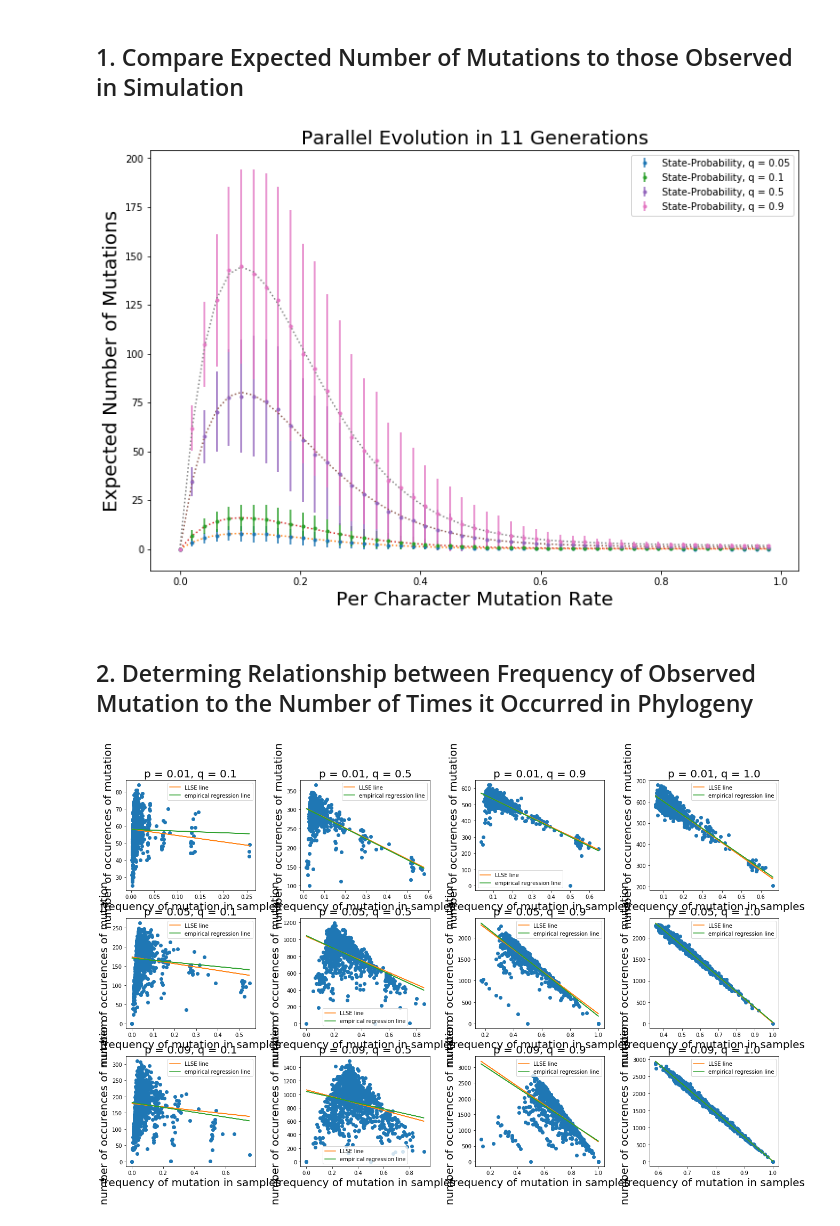
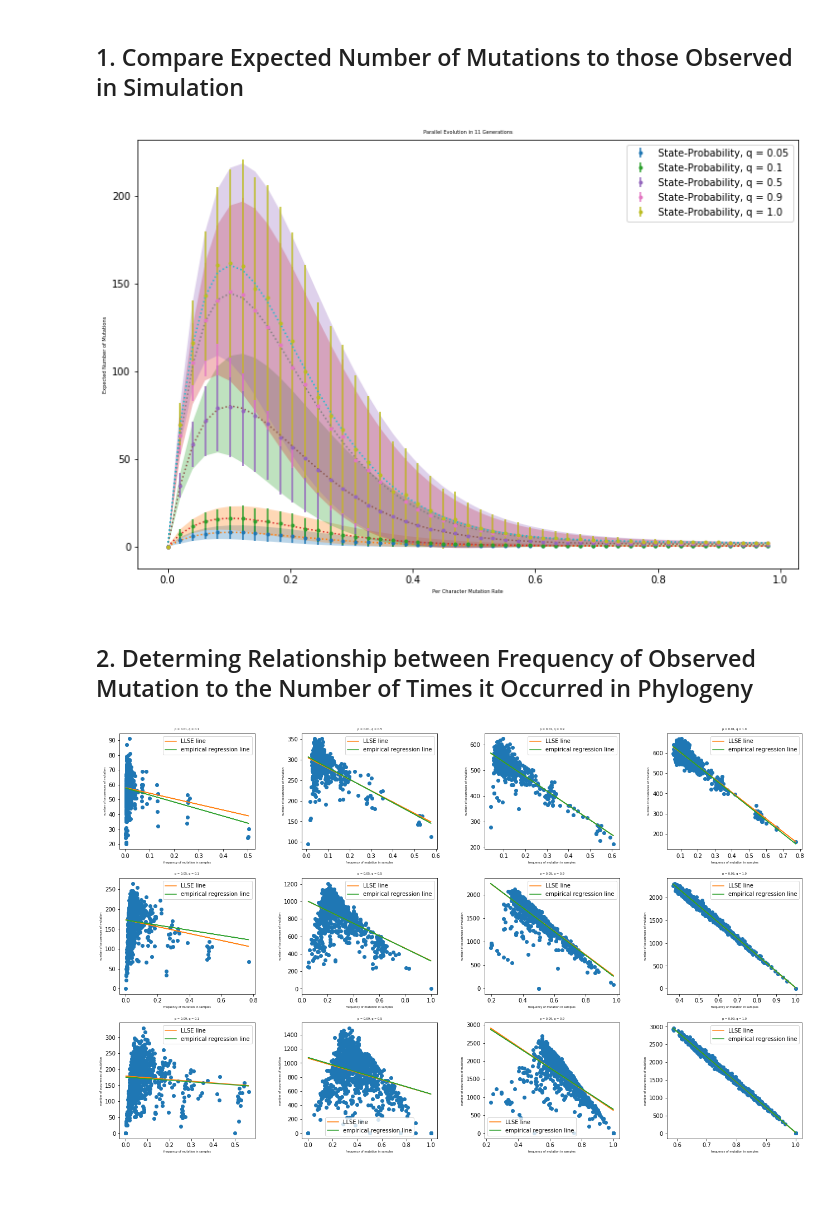
Before and after one commit to YosefLab/Cassiopeia, a Jupyter notebook: notebooks/theoretical_anlaysis.ipynb, the cells around one changed output. Saved outputs shown, nothing was run; the diff lists cells and outputs as text; code cells hidden in the pictures; blank space fills up the shorter version.

```diff
--- a/notebooks/theoretical_anlaysis.ipynb
+++ b/notebooks/theoretical_anlaysis.ipynb
@@ -105,7 +108,7 @@ trials = 1000
 NUM_GEN = 11
 
 f = plt.figure(figsize = (12,8))
-for q in [0.05, 0.1, 0.5, 0.9]:
+for q in [0.05, 0.1, 0.5, 0.9, 1.0]:
     p_array = np.zeros(intervals)
     mu_array = np.zeros(intervals)
     sdv_array = np.zeros(intervals)
@@ -113,6 +116,7 @@ for q in [0.05, 0.1, 0.5, 0.9]:
     sdv_array2 = np.zeros(intervals)
     predicted_t1 = np.zeros(intervals)
     predicted_t2 = np.zeros(intervals)
+    var_t2 = np.zeros(intervals)
     for i in range(intervals):
         p  = i/intervals
         p_array[i] = p
@@ -125,11 +129,14 @@ for q in [0.05, 0.1, 0.5, 0.9]:
         mu_array2[i] = np.average(mutation_tally2)
         sdv_array2[i] = np.std(mutation_tally2)#/np.sqrt(trials)
         predicted_t2[i] = eX(p, q, NUM_GEN)
+        var_t2[i] = VarX(p, q, NUM_GEN)
 
 
 
     plt.errorbar(p_array, mu_array2, yerr=sdv_array2, marker='o', markersize='3', ls='none', label='State-Probability, q = ' + str(q))
     plt.plot(p_array, predicted_t2, ls='dotted')
+    plt.fill_between(p_array, predicted_t2 - np.sqrt(var_t2), predicted_t2 + np.sqrt(var_t2), alpha = 0.3)
+
 
 plt.title("Parallel Evolution in 11 Generations")
 plt.xlabel("Per Character Mutation Rate")
@@ -140,7 +147,7 @@ plt.rc('axes', titlesize = 20)
 
 plt.show()
 # %% [output]
-[figure, old version]
+[figure, new version]
 # %% [markdown]
 ## 2. Determing Relationship between Frequency of Observed Mutation to the Number of Times it Occurred in Phylogeny
 # %%
@@ -155,31 +162,33 @@ for i in [1,5,9]:
     i2 = 0
     for k in [1,5,9, 10]:
         q = k/intervals_2
         x = np.zeros(1000)
         y = np.zeros(1000)
         for j in range(1000):
             y[j], x[j] = simulate_observed_frequency(h, p, q)
         results = stats.linregress(x, y)
         slope, intercept = results[0], results[1]
         llse_slope = CoV(p,q,h)/Var(p,q,h)
         llse_intercept = eX(p,q,h) - CoV(p,q,h)/Var(p,q,h)*eY(p,q,h)
         line1 = x*llse_slope + llse_intercept
         line2 = x*slope + intercept
 
         #f = plt.figure()
         axes[i1, i2].plot(x, y, 'o')
         axes[i1, i2].plot(x, line1, label='LLSE line')
         axes[i1, i2].plot(x, line2, label='empirical regression line')
         axes[i1, i2].set_xlabel("frequency of mutation in samples")
         axes[i1, i2].set_ylabel("number of occurences of mutation")
         axes[i1, i2].legend()
         axes[i1, i2].set_title("p = " + str(p) + ", q = " + str(q))
 
         i2 += 1
     i1 += 1
 
 plt.subplots_adjust(top=0.92, bottom=0.08, left=0.10, right=0.95, hspace=0.25,
                     wspace=0.35)
+plt.rc('axes', labelsize = 5)
+plt.rc('axes', titlesize = 5)
 plt.show()
 # %% [output]
-[figure, old version]
+[figure, new version]
```
Also changed, not shown: parts of 3 cells of this notebook, 6 other files.
